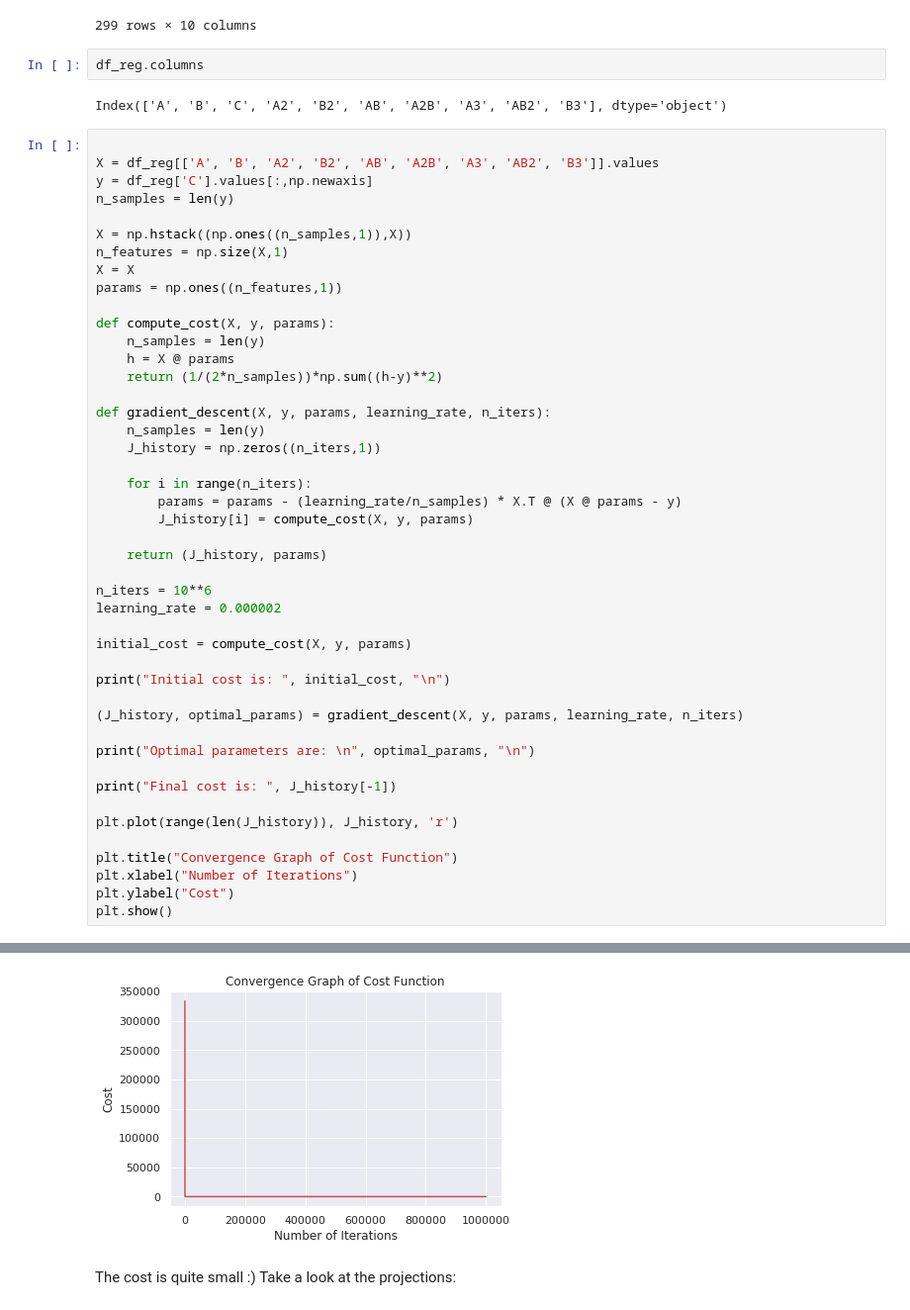
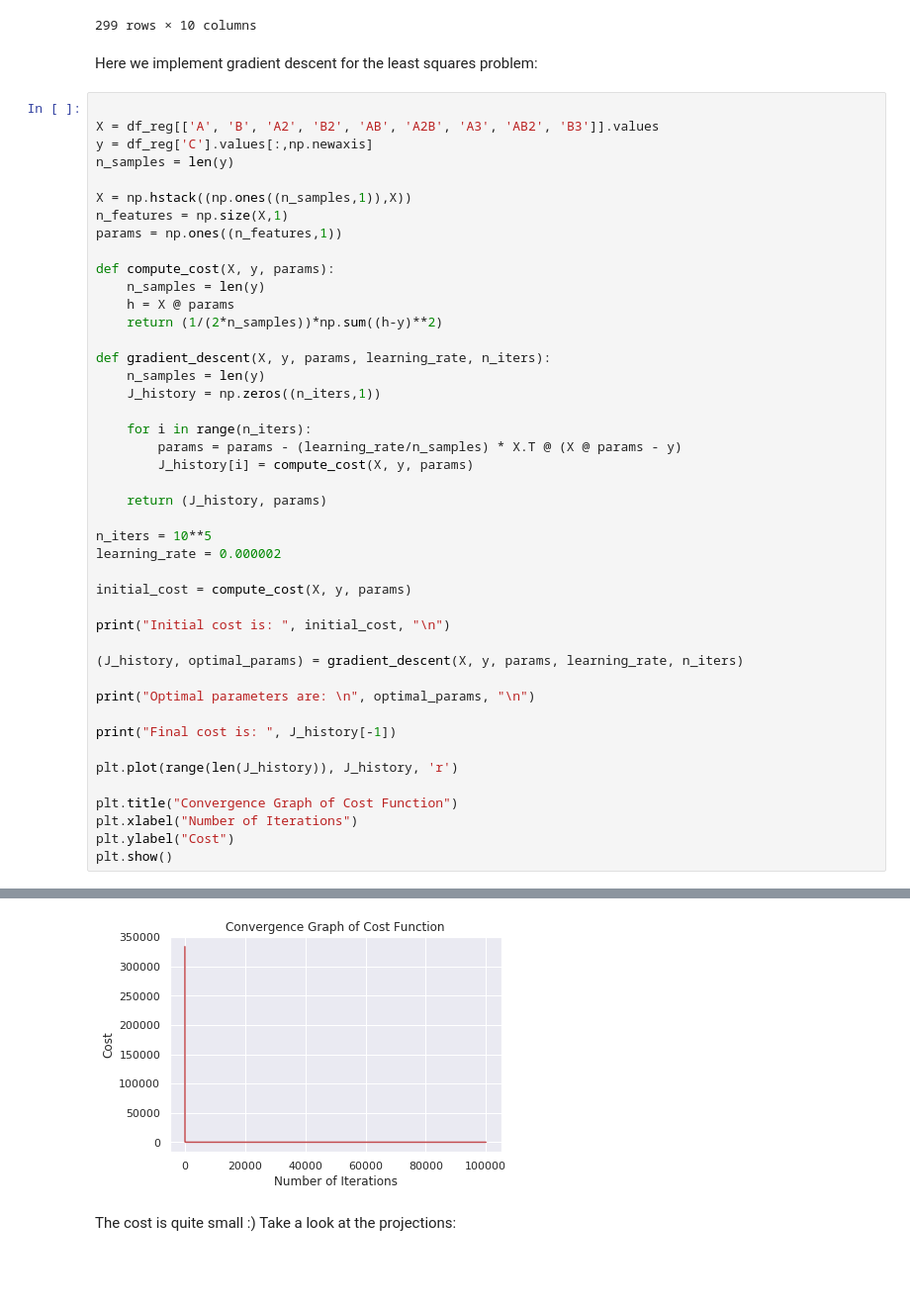
Before and after one commit to matiasrvazquez/DS-projects, a Jupyter notebook: Moloco_test.ipynb, the cells around one changed output, grey strips where cells are left out. Shown: that part at 99% size. Cells and saved outputs as stored; diff of their text form; blank space fills up the shorter version.

```diff
--- a/Moloco_test.ipynb
+++ b/Moloco_test.ipynb
@@ -415,10 +415,8 @@ df_reg
 | 298 | 11.400 | 6.290 | -315.00 | 129.960000 | 39.564100 | 71.70600 | 817.448400 | 1481.544000 | 451.030740 | 248.858189 |
 | 299 | 10.900 | 2.570 | -97.70 | 118.810000 | 6.604900 | 28.01300 | 305.341700 | 1295.029000 | 71.993410 | 16.974593 |
 299 rows × 10 columns
-# %%
-df_reg.columns
-# %% [output]
-Index(['A', 'B', 'C', 'A2', 'B2', 'AB', 'A2B', 'A3', 'AB2', 'B3'], dtype='object')
+# %% [markdown]
+Here we implement gradient descent for the least squares problem:
 # %%
 
 X = df_reg[['A', 'B', 'A2', 'B2', 'AB', 'A2B', 'A3', 'AB2', 'B3']].values
@@ -427,7 +425,6 @@ n_samples = len(y)
 
 X = np.hstack((np.ones((n_samples,1)),X))
 n_features = np.size(X,1)
-X = X
 params = np.ones((n_features,1))
 
 def compute_cost(X, y, params):
@@ -445,7 +442,7 @@ def gradient_descent(X, y, params, learning_rate, n_iters):
 
     return (J_history, params)
 
-n_iters = 10**6
+n_iters = 10**5
 learning_rate = 0.000002
 
 initial_cost = compute_cost(X, y, params)
@@ -483,4 +480,4 @@ Final cost is:  [3.85824783]
-[figure, old version]
+[figure, new version]
 # %% [markdown]
 The cost is quite small :)
 Take a look at the projections:
```
Also changed, not shown: parts of 9 cells of this notebook.
